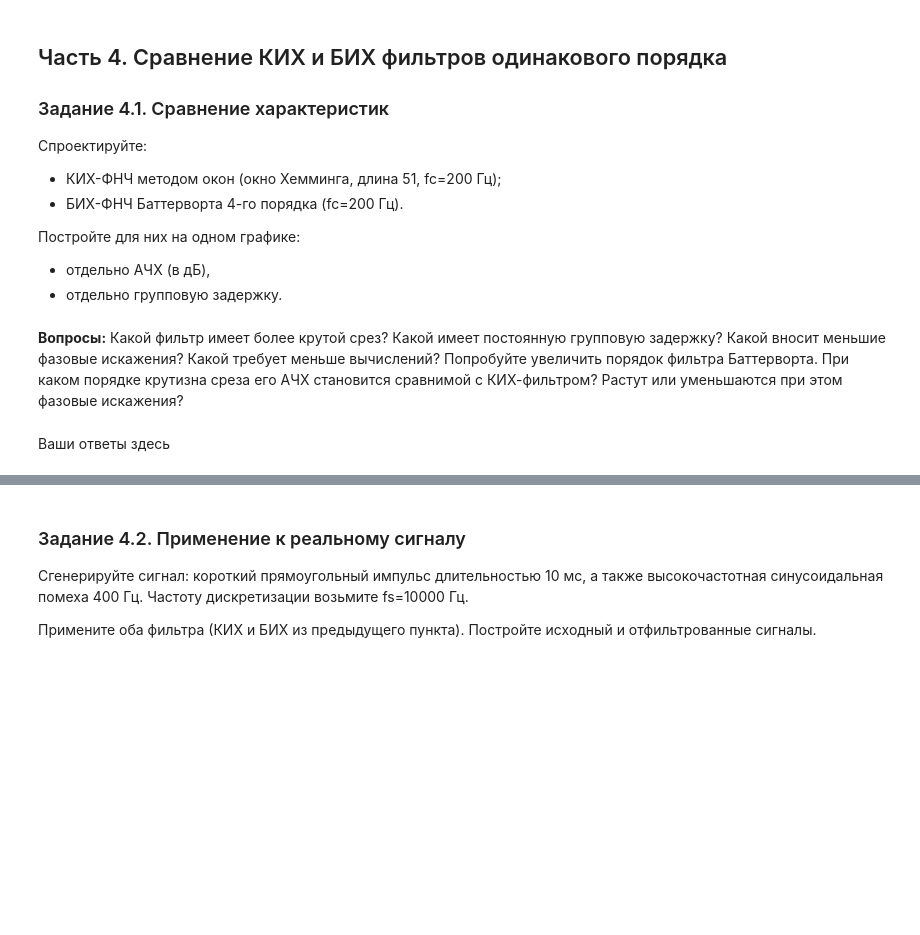
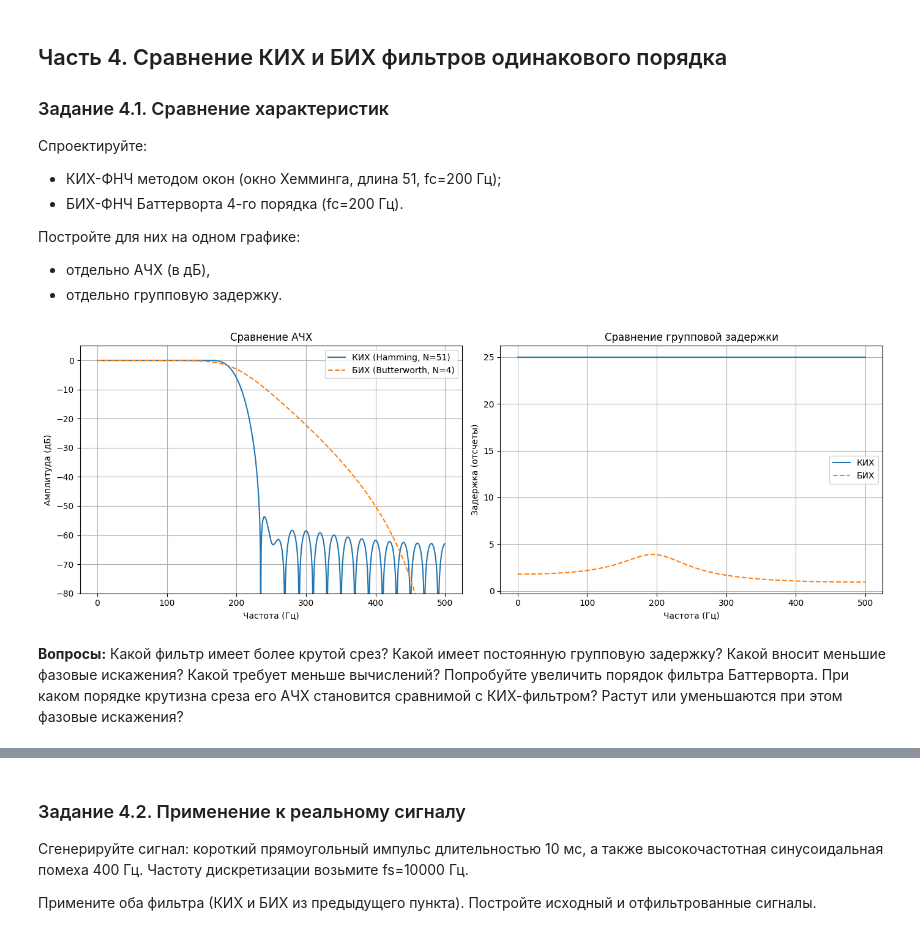
Before and after one commit to Uzema/dsp-seminars, a Jupyter notebook: seminars/6.ipynb, the cells around one changed output, grey strips where cells are left out. Saved outputs shown, nothing was run; the diff lists cells and outputs as text; code cells hidden in the pictures; blank space fills up the shorter version.

```diff
--- a/seminars/6.ipynb
+++ b/seminars/6.ipynb
@@ -534,4 +532,38 @@ plt.show()
+# %%
+fs = 1000
+cutoff = 200
+
+b_fir = signal.firwin(51, cutoff, window='hamming', fs=fs)
+b_iir, a_iir = signal.butter(4, cutoff, btype='low', fs=fs)
+
+w_fir, h_fir = signal.freqz(b_fir, [1], worN=1024, fs=fs)
+w_iir, h_iir = signal.freqz(b_iir, a_iir, worN=1024, fs=fs)
+
+_, gd_fir = signal.group_delay((b_fir, [1]), w=w_fir, fs=fs)
+_, gd_iir = signal.group_delay((b_iir, a_iir), w=w_iir, fs=fs)
+
+plt.figure(figsize=(14, 5))
+plt.subplot(1, 2, 1)
+plt.plot(w_fir, 20*np.log10(np.abs(h_fir)+1e-12), label='КИХ (Hamming, N=51)')
+plt.plot(w_iir, 20*np.log10(np.abs(h_iir)+1e-12), label='БИХ (Butterworth, N=4)', linestyle='--')
+plt.title('Сравнение АЧХ')
+plt.xlabel('Частота (Гц)')
+plt.ylabel('Амплитуда (дБ)')
+plt.ylim(-80, 5)
+plt.grid(True)
+plt.legend()
+
+plt.subplot(1, 2, 2)
+plt.plot(w_fir, gd_fir, label='КИХ')
+plt.plot(w_iir, gd_iir, label='БИХ', linestyle='--')
+plt.title('Сравнение групповой задержки')
+plt.xlabel('Частота (Гц)')
+plt.ylabel('Задержка (отсчеты)')
+plt.grid(True)
+plt.legend()
+plt.tight_layout()
+plt.show()
+# %% [output]
+[figure, added]
 # %% [markdown]
 **Вопросы:** Какой фильтр имеет более крутой срез? Какой имеет постоянную групповую задержку? Какой вносит меньшие фазовые искажения? Какой требует меньше вычислений? Попробуйте увеличить порядок фильтра Баттерворта. При каком порядке крутизна среза его АЧХ становится сравнимой с КИХ-фильтром? Растут или уменьшаются при этом фазовые искажения?
-# %% [markdown]
-Ваши ответы здесь
```
Also changed, not shown: parts of 2 cells of this notebook.
